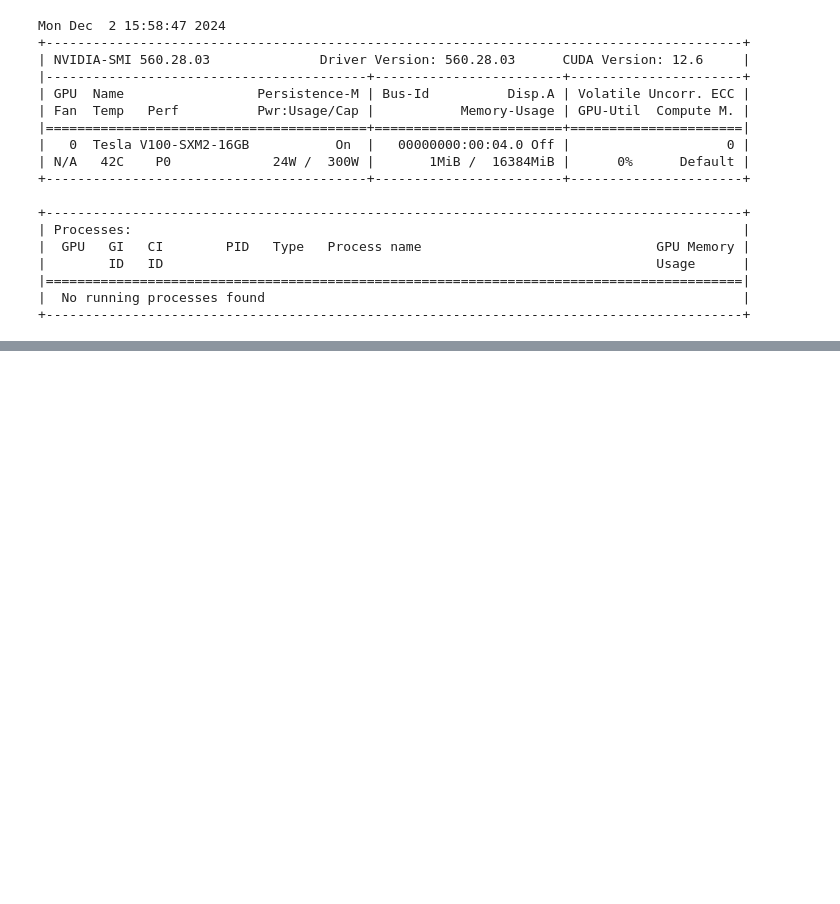
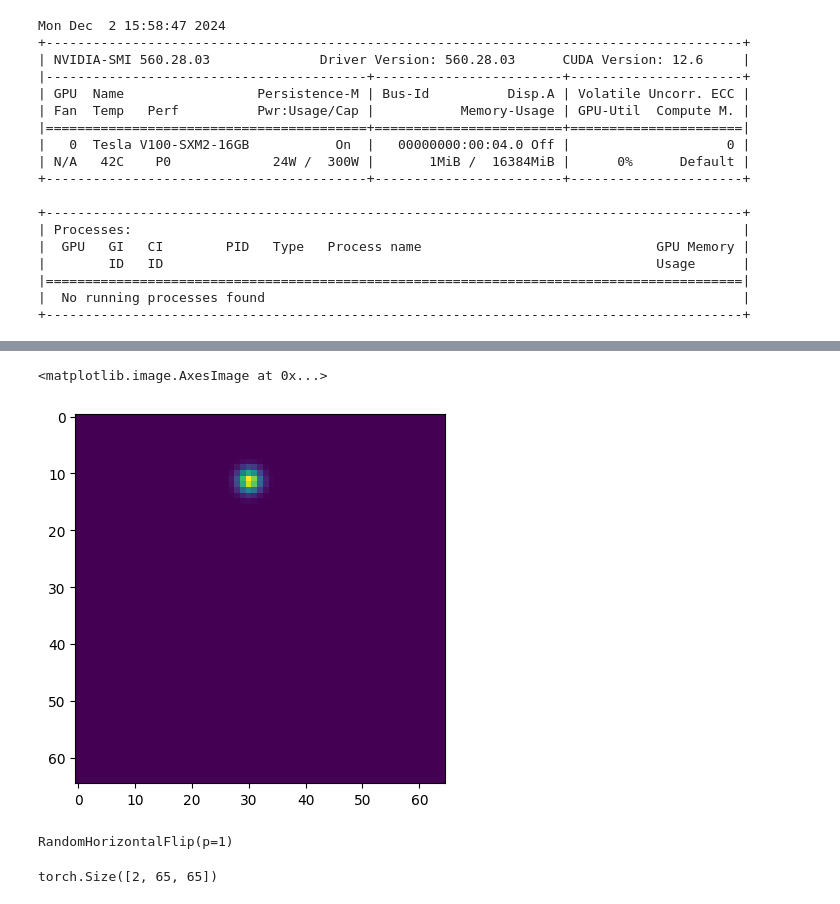
Before and after one commit to harsh-sutariya/dl_proj, a Jupyter notebook: Untitled.ipynb, the cells around one changed output, grey strips where cells are left out. Saved outputs shown, nothing was run; the diff lists cells and outputs as text; code cells hidden in the pictures; blank space fills up the shorter version.

```diff
--- a/Untitled.ipynb
+++ b/Untitled.ipynb
@@ -130,0 +169,4 @@ Mon Dec  2 15:58:47 2024
+# %%
+h = v2.RandomHorizontalFlip(p=1)
+# %%
+h_data = h(data.states[0,0])
@@ -130,0 +183,9 @@ Mon Dec  2 15:58:47 2024
+# %%
+plt.imshow(h_data[0])
+# %% [output]
+<matplotlib.image.AxesImage at 0x...>
+[figure, added]
+# %%
+h
+# %% [output]
+RandomHorizontalFlip(p=1)
@@ -130,0 +196,4 @@ Mon Dec  2 15:58:47 2024
+# %%
+d.shape
+# %% [output]
+torch.Size([2, 65, 65])
```
Also changed, not shown: parts of 15 cells of this notebook, 2 other files.
